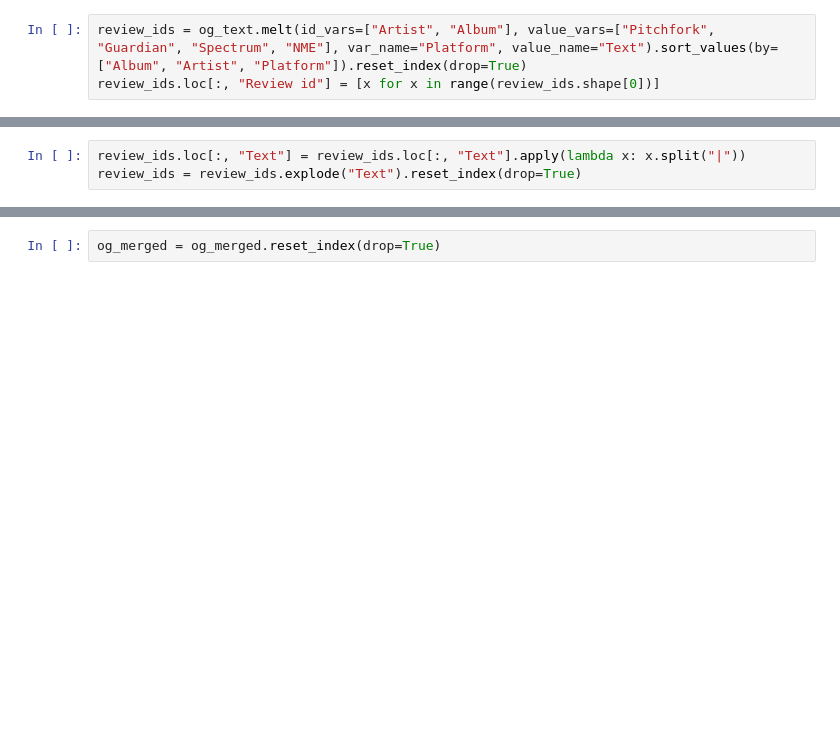
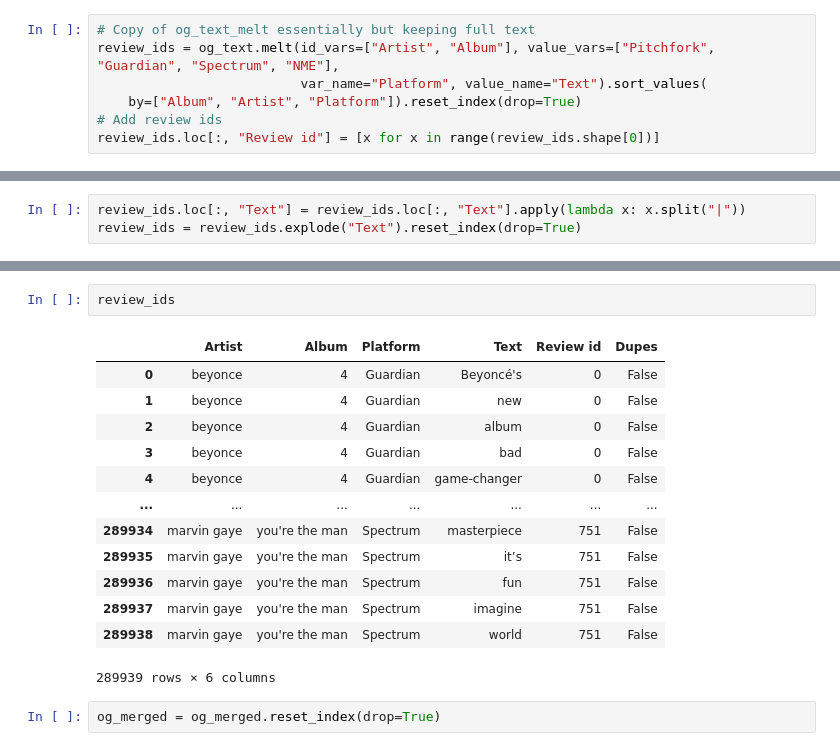
Before and after one commit to tjsnel/Third-Year-Project, a Jupyter notebook: third-year-project/Notebooks/fix_form.ipynb, the cells around one changed output, grey strips where cells are left out. Cells and saved outputs as stored; diff of their text form; blank space fills up the shorter version.

```diff
--- a/third-year-project/Notebooks/fix_form.ipynb
+++ b/third-year-project/Notebooks/fix_form.ipynb
@@ -22,4 +27,8 @@ og_text_melt_ri = og_text_melt
 # %%
-review_ids = og_text.melt(id_vars=["Artist", "Album"], value_vars=["Pitchfork", "Guardian", "Spectrum", "NME"], var_name="Platform", value_name="Text").sort_values(by=["Album", "Artist", "Platform"]).reset_index(drop=True)
+# Copy of og_text_melt essentially but keeping full text
+review_ids = og_text.melt(id_vars=["Artist", "Album"], value_vars=["Pitchfork", "Guardian", "Spectrum", "NME"],
+                          var_name="Platform", value_name="Text").sort_values(
+    by=["Album", "Artist", "Platform"]).reset_index(drop=True)
+# Add review ids
 review_ids.loc[:, "Review id"] = [x for x in range(review_ids.shape[0])]
 # %%
@@ -41,3 +56,19 @@ og_merged = og_merged.loc[~review_ids.loc[:, "Dupes"]]
+# %%
+review_ids
+# %% [output]
+|  | Artist | Album | Platform | Text | Review id | Dupes |
+| 0 | beyonce | 4 | Guardian | Beyoncé's | 0 | False |
+| 1 | beyonce | 4 | Guardian | new | 0 | False |
+| 2 | beyonce | 4 | Guardian | album | 0 | False |
+| 3 | beyonce | 4 | Guardian | bad | 0 | False |
+| 4 | beyonce | 4 | Guardian | game-changer | 0 | False |
+| ... | ... | ... | ... | ... | ... | ... |
+| 289934 | marvin gaye | you're the man | Spectrum | masterpiece | 751 | False |
+| 289935 | marvin gaye | you're the man | Spectrum | it’s | 751 | False |
+| 289936 | marvin gaye | you're the man | Spectrum | fun | 751 | False |
+| 289937 | marvin gaye | you're the man | Spectrum | imagine | 751 | False |
+| 289938 | marvin gaye | you're the man | Spectrum | world | 751 | False |
+289939 rows × 6 columns
 # %%
 og_merged = og_merged.reset_index(drop=True)
 # %%
```
Also changed, not shown: parts of 14 cells of this notebook, 15 other files.
